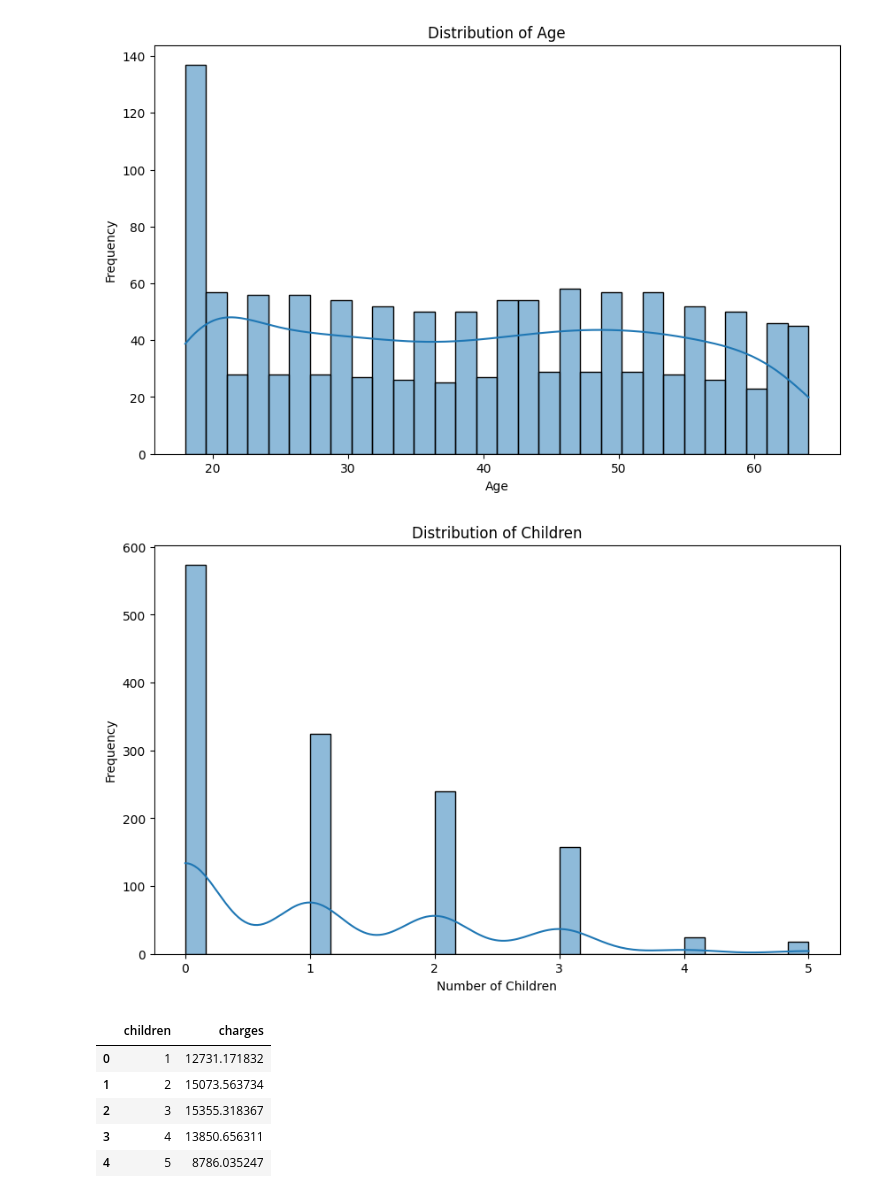
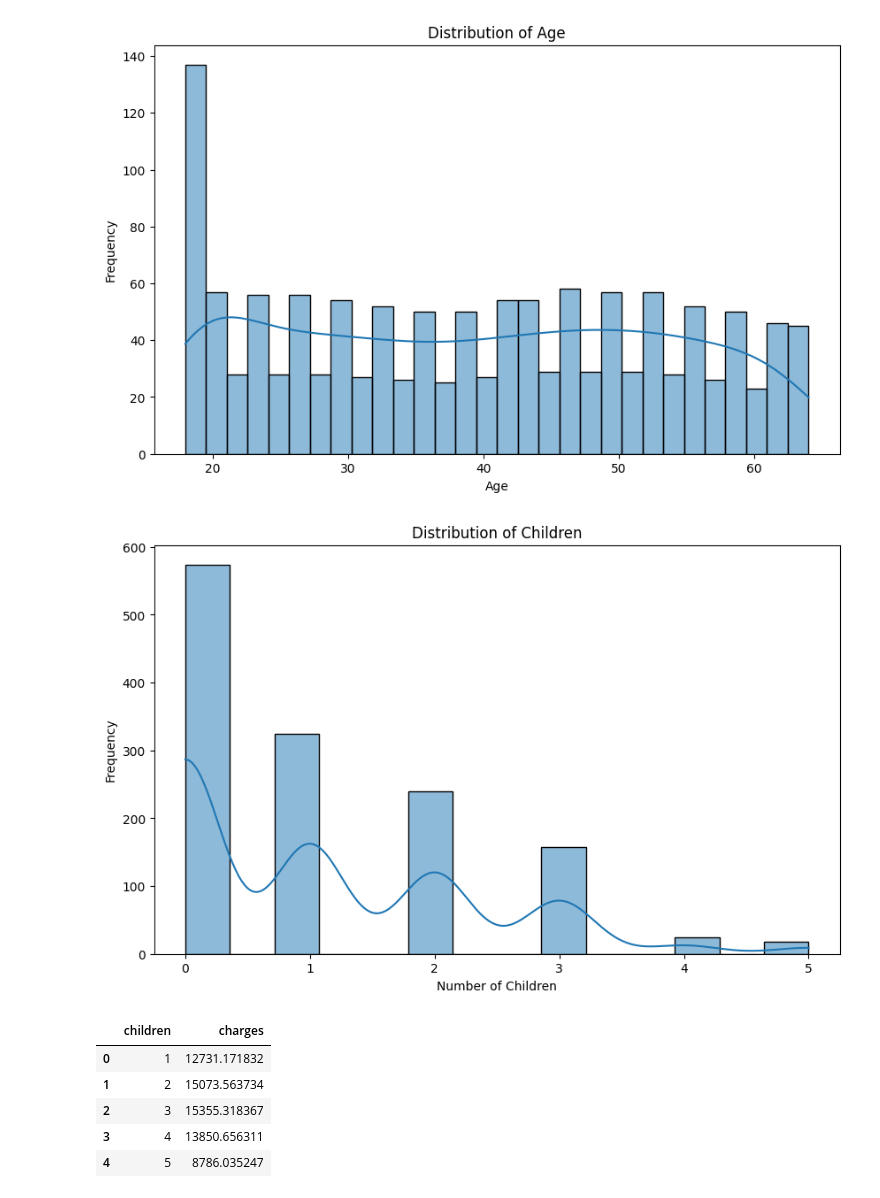
Before and after one commit to Ahmedaboenaba/Machine-Learning, a Jupyter notebook: Regression/medical insurance_cost_prediction.ipynb, the cells around one changed output. Saved outputs shown, nothing was run; the diff lists cells and outputs as text; code cells hidden in the pictures.

```diff
--- a/Regression/medical insurance_cost_prediction.ipynb
+++ b/Regression/medical insurance_cost_prediction.ipynb
@@ -202,13 +200,13 @@ plt.show()
 # %%
 # Distribution of children
 fig = plt.figure(figsize=(10,6))
-sns.histplot(insurance['children'], bins=30, kde=True)
+sns.histplot(insurance['children'], kde=True)
 plt.title('Distribution of Children')
 plt.xlabel('Number of Children')
 plt.ylabel('Frequency')
 plt.show()
 # %% [output]
-[figure, old version]
+[figure, new version]
 # %%
 #group people who have children with their insurance charges
 children_insurance = insurance[insurance['children'] > 0].groupby('children')['charges'].mean().reset_index()
```
Also changed, not shown: parts of 38 cells of this notebook.
